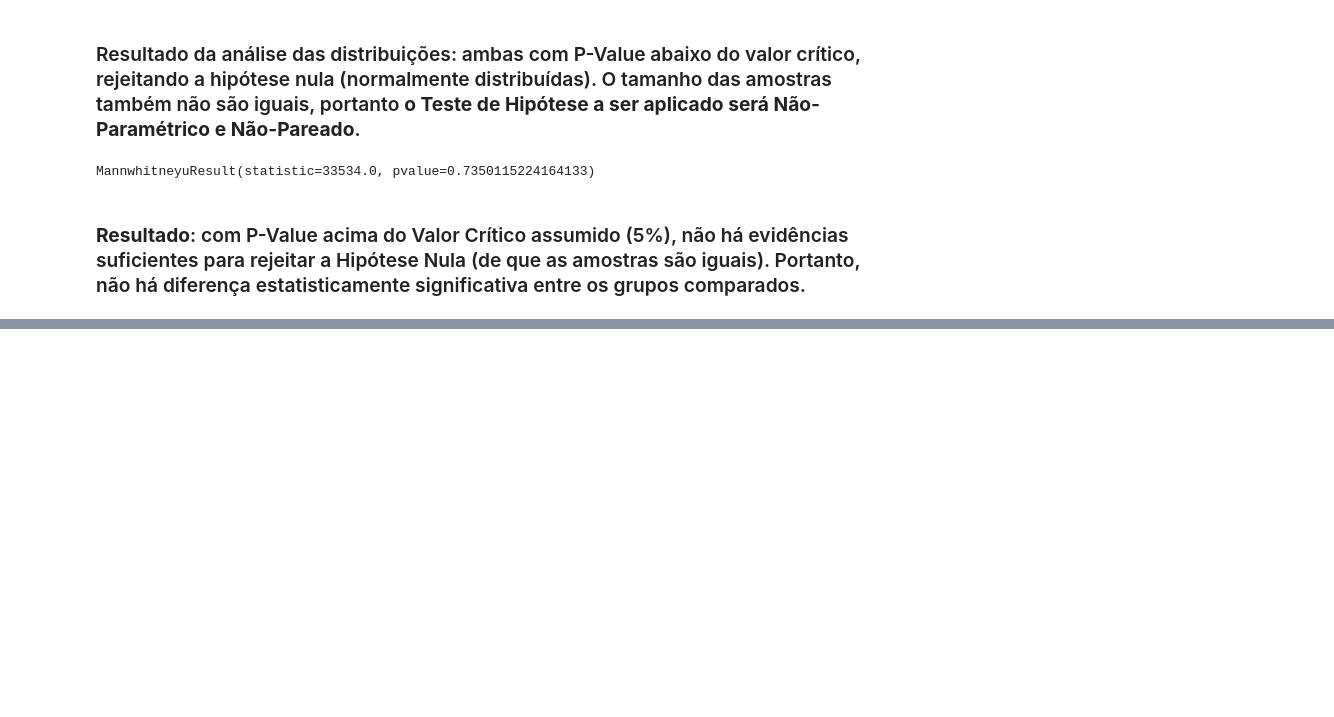
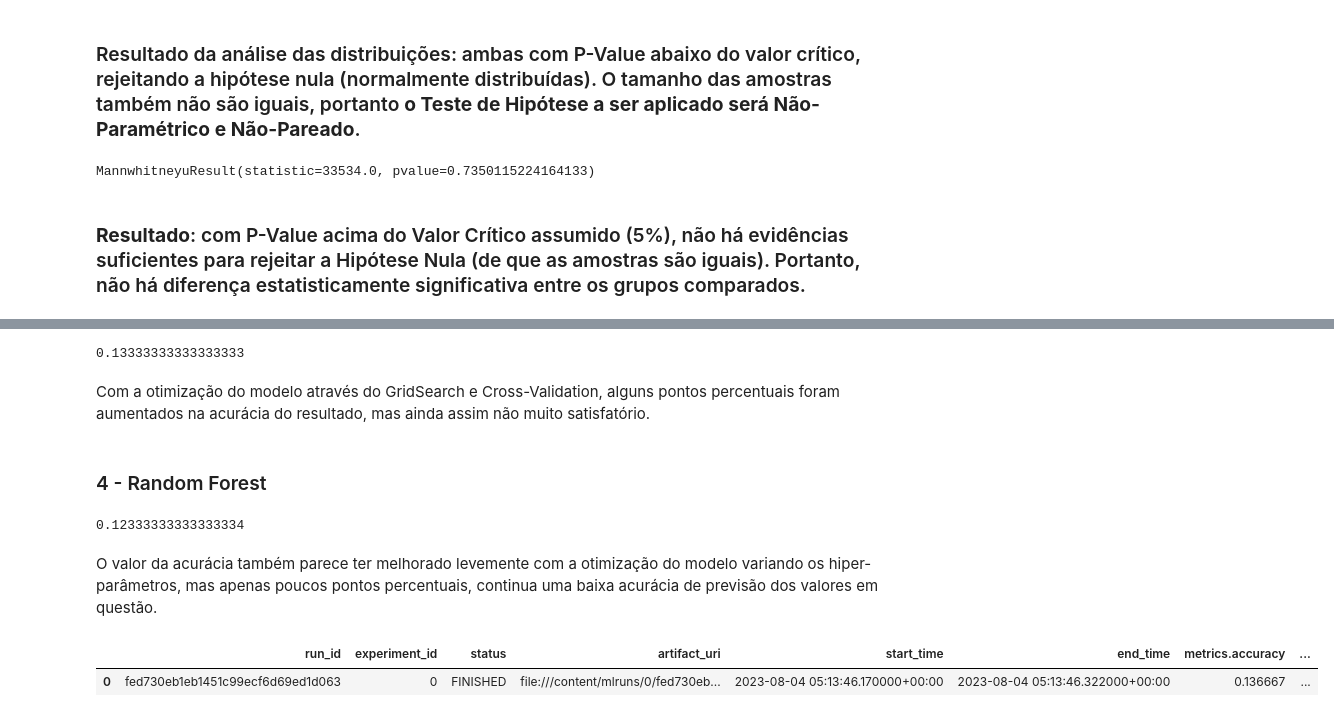
Before and after one commit to paulinhok14/Projeto_Ciencia_de_Dados_Embraer, a Jupyter notebook: projeto_ciencia_dados.ipynb, the cells around one changed output, grey strips where cells are left out. Cells and saved outputs as stored; diff of their text form; code cells hidden in the pictures; blank space fills up the shorter version.

```diff
--- a/projeto_ciencia_dados.ipynb
+++ b/projeto_ciencia_dados.ipynb
@@ -526,0 +619,76 @@ MannwhitneyuResult(statistic=33534.0, pvalue=0.7350115224164133)
+# %%
+# Terceiro algoritmo a ser testado: Árvore de Decisão
+from sklearn.tree import DecisionTreeClassifier
+from sklearn.model_selection import GridSearchCV
+from sklearn.model_selection import cross_val_score
+
+# Grid de Hiper-Parâmetro alterando a profundidade da árvore
+param_grid = {
+    'max_depth': [None, 10, 20, 30],
+}
+
+with mlflow.start_run(nested=True):
+
+  # Instanciando
+  model = DecisionTreeClassifier()
+  # Criando e treinando o modelo com cross-validation em 5 partições
+  grid_search = GridSearchCV(model, param_grid, cv=5)
+  grid_search.fit(X_train, y_train)
+  # Obtendo o melhor modelo após a execução do GridSearch
+  best_model = grid_search.best_estimator_
+  # Fazendo predição dos novos dados usando o melhor modelo encontrado
+  y_model = best_model.predict(X_test)
+
+  # Avaliando o desempenho do modelo usando a acurácia
+  accuracy_decision_tree = accuracy_score(y_test, y_model)
+  print(accuracy_decision_tree)
+
+  # Registrando os parâmetros e acurácia com MLFLow
+  mlflow.log_param("model_type", "DecisionTreeClassifier")
+  mlflow.log_metric("accuracy", accuracy_decision_tree)
+# %% [output]
+0.13333333333333333
+# %% [markdown]
+Com a otimização do modelo através do GridSearch e Cross-Validation, alguns pontos percentuais foram aumentados na acurácia do resultado, mas ainda assim não muito satisfatório.
+# %% [markdown]
+### 4 - Random Forest
+# %%
+# Quarto algoritmo a ser testado: Random Forest
+from sklearn.ensemble import RandomForestClassifier
+
+# Grid de Hiper-Parâmetro alterando a quantidade de árvores na floresta
+param_grid = {
+    'n_estimators': [50, 100, 150]
+}
+
+with mlflow.start_run(nested=True):
+
+  # Instanciando
+  model = RandomForestClassifier()
+  # Criando e treinando o modelo com cross-validation em 5 partições
+  grid_search = GridSearchCV(model, param_grid, cv=5)
+  grid_search.fit(X_train, y_train)
+  # Obtendo o melhor modelo após a execução do GridSearch
+  best_model = grid_search.best_estimator_
+  # Fazendo predição dos novos dados usando o melhor modelo encontrado
+  y_model = best_model.predict(X_test)
+
+  # Avaliando o desempenho do modelo usando a acurácia
+  accuracy_random_forest = accuracy_score(y_test, y_model)
+  print(accuracy_random_forest)
+
+  # Registrando os parâmetros e acurácia com MLFLow
+  mlflow.log_param("model_type", "RandomForestClassifier")
+  mlflow.log_metric("accuracy", accuracy_random_forest)
+# %% [output]
+0.12333333333333334
+# %% [markdown]
+O valor da acurácia também parece ter melhorado levemente com a otimização do modelo variando os hiper-parâmetros, mas apenas poucos pontos percentuais, continua uma baixa acurácia de previsão dos valores em questão.
+# %%
+# Selecionando o modelo (algoritmo/hiper-parâmetros) que teve a melhor acurácia, armazenada no MLFlow
+
+runs = mlflow.search_runs(order_by=["metrics.accuracy DESC"])
+runs.head(1)
+# %% [output]
+|  | run_id | experiment_id | status | artifact_uri | start_time | end_time | metrics.accuracy | ... |
+| 0 | fed730eb1eb1451c99ecf6d69ed1d063 | 0 | FINISHED | file:///content/mlruns/0/fed730eb... | 2023-08-04 05:13:46.170000+00:00 | 2023-08-04 05:13:46.322000+00:00 | 0.136667 | ... |
```
Also changed, not shown: parts of 14 cells of this notebook.
